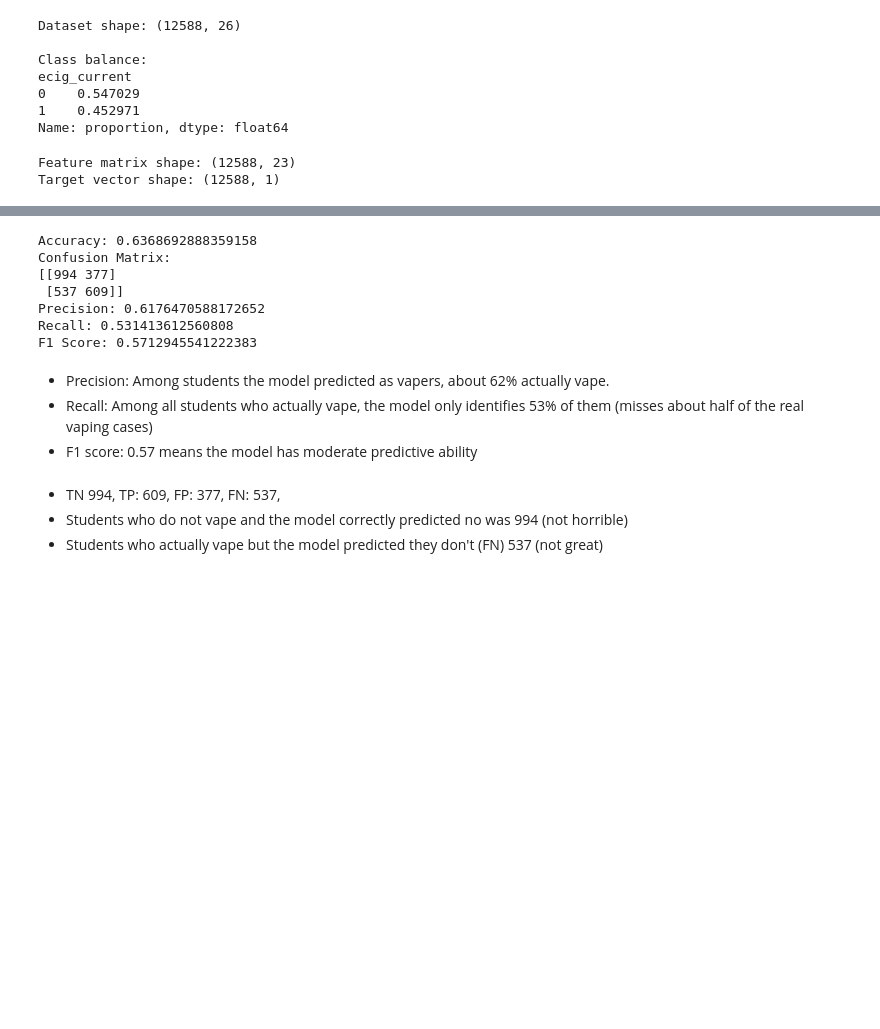
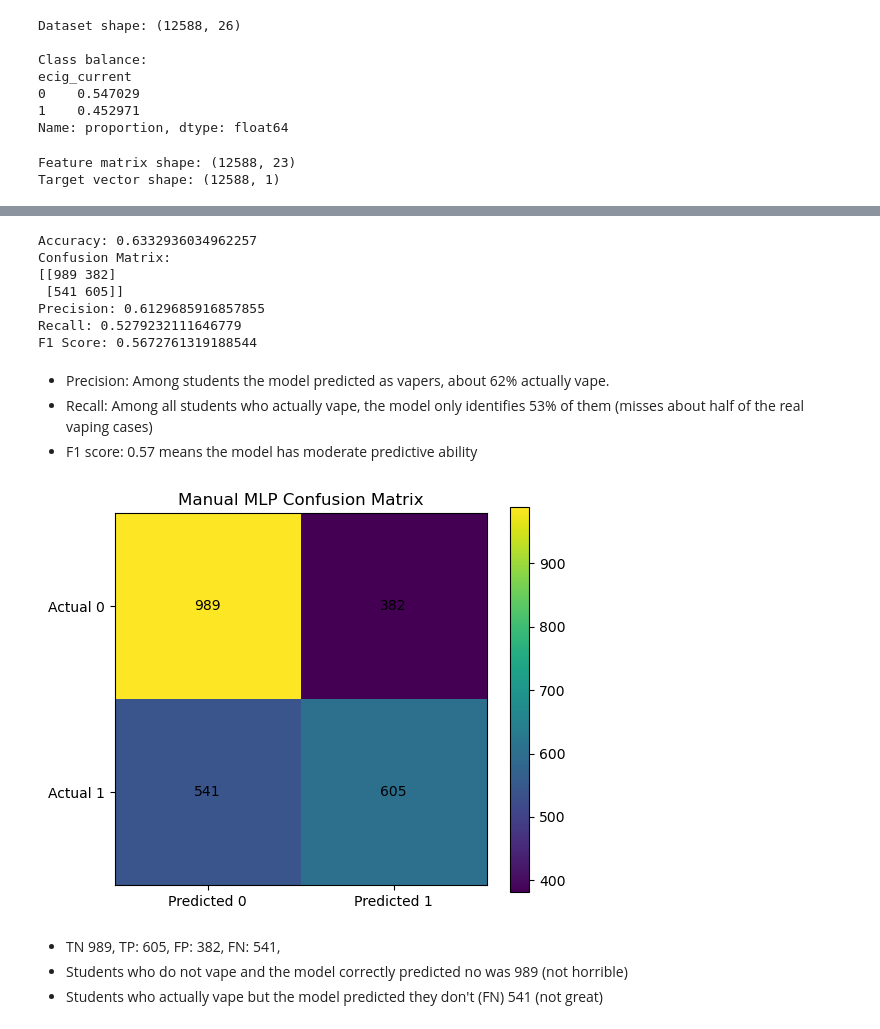
Before and after one commit to bberlinger13/ds4420-youth-vaping-analysis-project, a Jupyter notebook: python/mlp_proof_of_concept.ipynb, the cells around one changed output, grey strips where cells are left out. Cells and saved outputs as stored; diff of their text form; code cells hidden in the pictures; blank space fills up the shorter version.

Commit message:
adjusted manual mlp

```diff
--- a/python/mlp_proof_of_concept.ipynb
+++ b/python/mlp_proof_of_concept.ipynb
@@ -76,19 +77,24 @@ hidden1_dim = 32
 hidden2_dim = 16
 output_dim = 1
 
-W1 = np.random.randn(input_dim, hidden1_dim) * 0.01
+#W1 = np.random.randn(input_dim, hidden1_dim) * 0.01
+W1 = np.random.randn(input_dim, hidden1_dim) * np.sqrt(2 / input_dim)
 b1 = np.zeros((1, hidden1_dim))
 
-W2 = np.random.randn(hidden1_dim, hidden2_dim) * 0.01
+#W2 = np.random.randn(hidden1_dim, hidden2_dim) * 0.01
+W2 = np.random.randn(hidden1_dim, hidden2_dim) * np.sqrt(2 / hidden1_dim)
 b2 = np.zeros((1, hidden2_dim))
 
-W3 = np.random.randn(hidden2_dim, output_dim) * 0.01
+#W3 = np.random.randn(hidden2_dim, output_dim) * 0.01
+W3 = np.random.randn(hidden2_dim, output_dim) * np.sqrt(2 / hidden2_dim)
 b3 = np.zeros((1, output_dim))
 # %%
-learning_rate = 0.01 # how big ea/ weight update is
-epochs = 500 #  num full passes through training data
+learning_rate = 0.001 # how big ea/ weight update is
+epochs = 600 #  num full passes through training data
 batch_size = 64 # num samples processed at a time
 n_train = X_train.shape[0] # num training observations
+
+loss_history = []
 
 # training loop
 for epoch in range(epochs):
@@ -155,6 +161,7 @@ for epoch in range(epochs):
 
     # avg loss across whole epoch
     epoch_loss /= n_train
+    loss_history.append(epoch_loss)
 
     if epoch % 50 == 0 or epoch == epochs - 1:
         print(f"Epoch {epoch}: loss = {epoch_loss:.4f}")
@@ -205,18 +214,37 @@ print("Precision:", precision)
 print("Recall:", recall)
 print("F1 Score:", f1)
 # %% [output]
-Accuracy: 0.6368692888359158
+Accuracy: 0.6332936034962257
 Confusion Matrix:
-[[994 377]
- [537 609]]
-Precision: 0.6176470588172652
-Recall: 0.531413612560808
-F1 Score: 0.5712945541222383
+[[989 382]
+ [541 605]]
+Precision: 0.6129685916857855
+Recall: 0.5279232111646779
+F1 Score: 0.5672761319188544
 # %% [markdown]
 - Precision: Among students the model predicted as vapers, about 62% actually vape.
 - Recall: Among all students who actually vape, the model only identifies 53% of them (misses about half of the real vaping cases)
 - F1 score: 0.57 means the model has moderate predictive ability
+# %%
+# plot confusion matrix
+cm = np.array([[tn, fp],
+               [fn, tp]])
+
+plt.figure(figsize=(6, 5))
+plt.imshow(cm)
+plt.colorbar()
+plt.xticks([0, 1], ["Predicted 0", "Predicted 1"])
+plt.yticks([0, 1], ["Actual 0", "Actual 1"])
+plt.title("Manual MLP Confusion Matrix")
+
+for i in range(2):
+    for j in range(2):
+        plt.text(j, i, cm[i, j], ha="center", va="center")
+
+plt.show()
+# %% [output]
+[figure, added]
 # %% [markdown]
-- TN 994, TP: 609, FP: 377, FN: 537,
-- Students who do not vape and the model correctly predicted no was 994 (not horrible)
-- Students who actually vape but the model predicted they don't (FN) 537 (not great)
+- TN 989, TP: 605, FP: 382, FN: 541,
+- Students who do not vape and the model correctly predicted no was 989 (not horrible)
+- Students who actually vape but the model predicted they don't (FN) 541 (not great)
```
Also changed, not shown: parts of 3 cells of this notebook, 3 other files.
